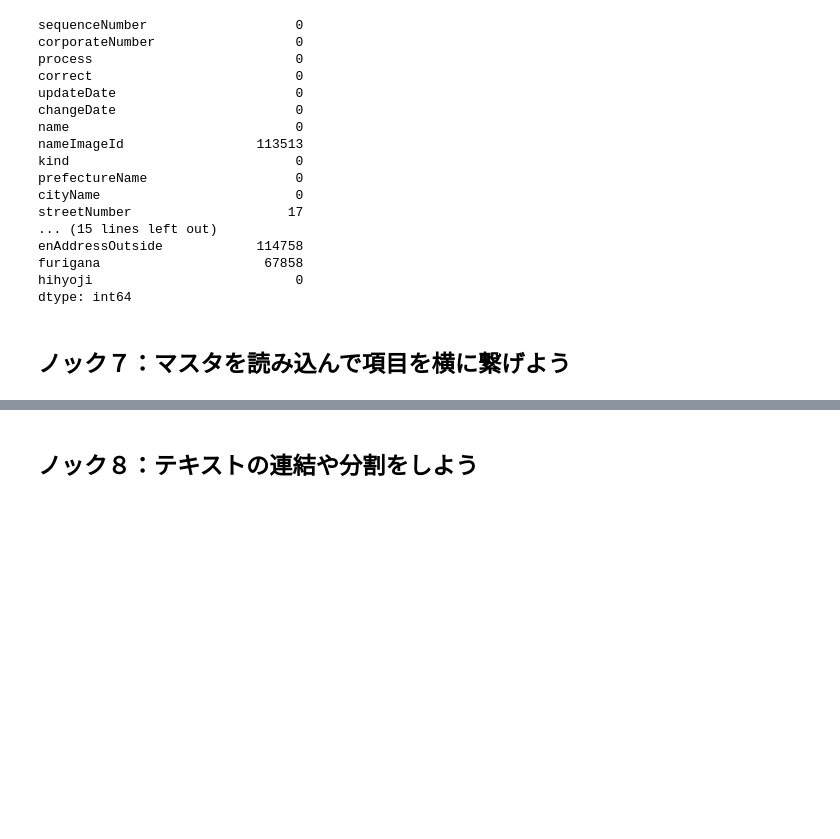
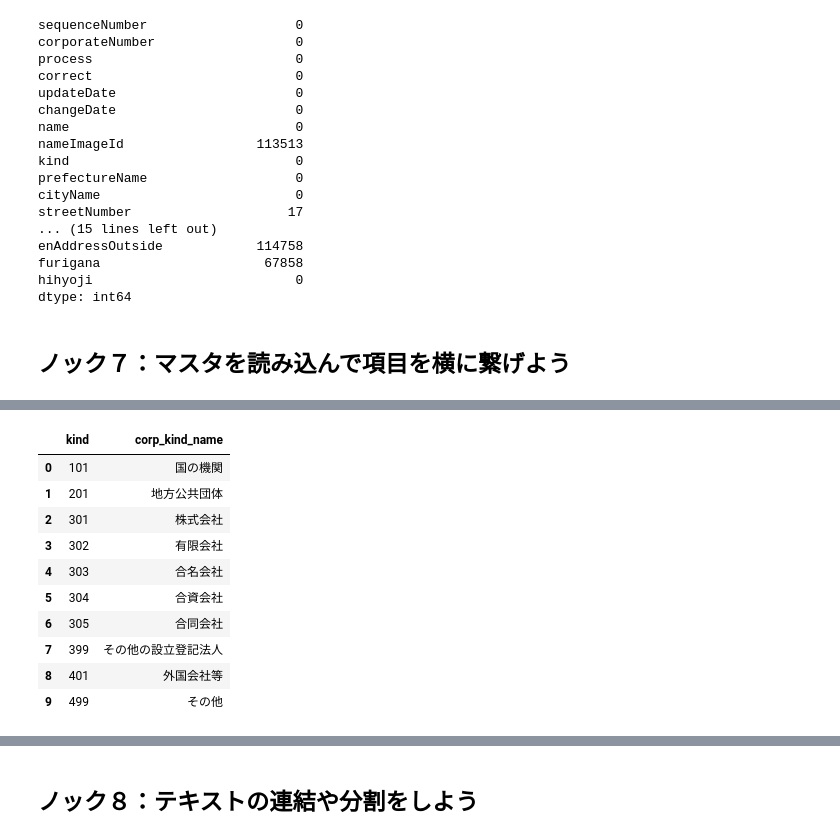
Before and after one commit to mitaniii/jupyter_test, a Jupyter notebook: 100nocks-process-visualization/src/1章.ipynb, the cells around one changed output, grey strips where cells are left out. Cells and saved outputs as stored; diff of their text form; code cells hidden in the pictures; blank space fills up the shorter version.

```diff
--- a/100nocks-process-visualization/src/1章.ipynb
+++ b/100nocks-process-visualization/src/1章.ipynb
@@ -375,0 +460,16 @@ data
+# %%
+#法人種別マスタを定義
+mst_corp_kind = pd.read_csv('../data/mst_corp_kind.csv', dtype=object)
+mst_corp_kind
+# %% [output]
+|  | kind | corp_kind_name |
+| 0 | 101 | 国の機関 |
+| 1 | 201 | 地方公共団体 |
+| 2 | 301 | 株式会社 |
+| 3 | 302 | 有限会社 |
+| 4 | 303 | 合名会社 |
+| 5 | 304 | 合資会社 |
+| 6 | 305 | 合同会社 |
+| 7 | 399 | その他の設立登記法人 |
+| 8 | 401 | 外国会社等 |
+| 9 | 499 | その他 |
```
Also changed, not shown: parts of 25 cells of this notebook, 3 other files.
